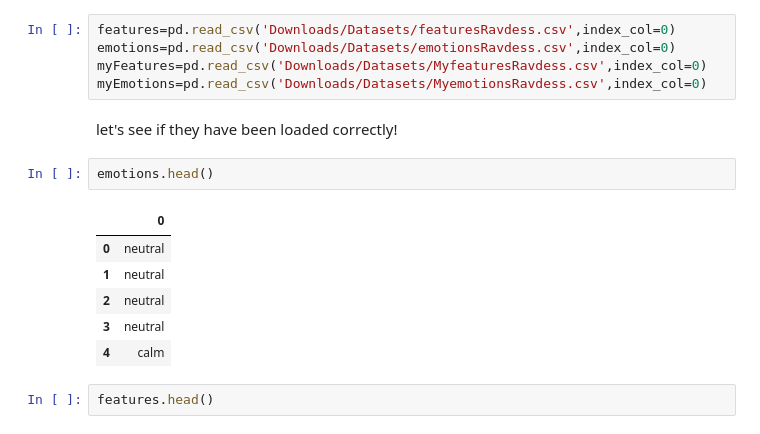
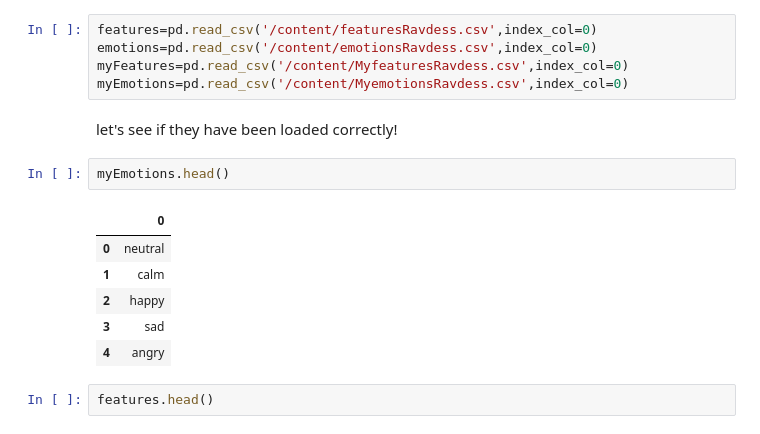
Before and after one commit to Axencyte/Week3-ClassicML, a Jupyter notebook: Week_3_MachineLearning.ipynb, the cells around one changed output. Cells and saved outputs as stored; diff of their text form.

```diff
--- a/Week_3_MachineLearning.ipynb
+++ b/Week_3_MachineLearning.ipynb
@@ -243,21 +241,21 @@ emotions_df.to_csv('Downloads/Datasets/MyemotionsRavdess.csv')
 # %% [markdown]
 Once saved you only need to load them later by running the cell below, and **skip every cell above** except for the one in which we import libraries.
 # %%
-features=pd.read_csv('Downloads/Datasets/featuresRavdess.csv',index_col=0)
-emotions=pd.read_csv('Downloads/Datasets/emotionsRavdess.csv',index_col=0)
-myFeatures=pd.read_csv('Downloads/Datasets/MyfeaturesRavdess.csv',index_col=0)
-myEmotions=pd.read_csv('Downloads/Datasets/MyemotionsRavdess.csv',index_col=0)
+features=pd.read_csv('/content/featuresRavdess.csv',index_col=0)
+emotions=pd.read_csv('/content/emotionsRavdess.csv',index_col=0)
+myFeatures=pd.read_csv('/content/MyfeaturesRavdess.csv',index_col=0)
+myEmotions=pd.read_csv('/content/MyemotionsRavdess.csv',index_col=0)
 # %% [markdown]
 let's see if they have been loaded correctly!
 # %%
-emotions.head()
+myEmotions.head()
 # %% [output]
 |  | 0 |
 | 0 | neutral |
-| 1 | neutral |
-| 2 | neutral |
-| 3 | neutral |
-| 4 | calm |
+| 1 | calm |
+| 2 | happy |
+| 3 | sad |
+| 4 | angry |
 # %%
 features.head()
 # %% [output]
```
Also changed, not shown: parts of 10 cells of this notebook.
